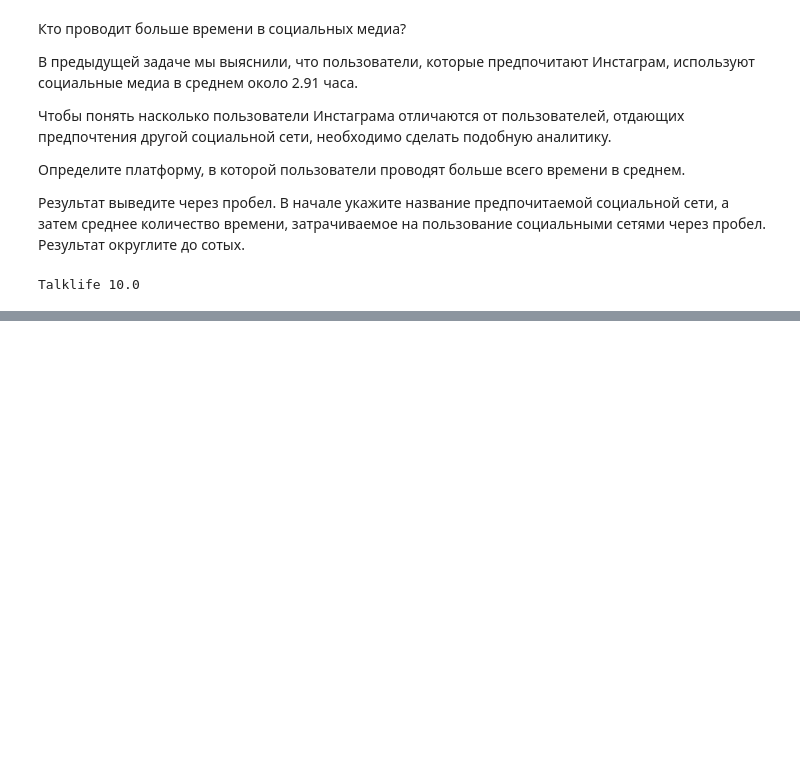
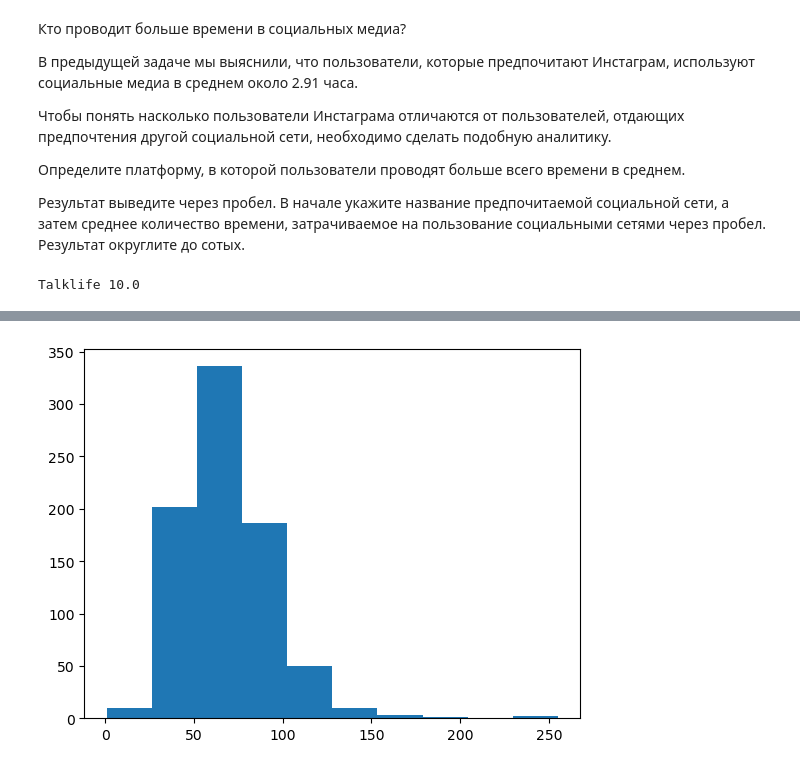
Before and after one commit to ilyinss/yandex_handbooks, a Jupyter notebook: pandan_data analysis in sociology/hw.ipynb, the cells around one changed output, grey strips where cells are left out. Saved outputs shown, nothing was run; the diff lists cells and outputs as text; code cells hidden in the pictures; blank space fills up the shorter version.

```diff
--- a/pandan_data analysis in sociology/hw.ipynb
+++ b/pandan_data analysis in sociology/hw.ipynb
@@ -340,0 +350,7 @@ Talklife 10.0
+# %%
+df = pd.read_csv('PokemonData.csv')
+# %%
+plt.hist(df['HP'])
+plt.show()
+# %% [output]
+[figure, added]
```
Also changed, not shown: parts of 23 cells of this notebook, 1 other file.
